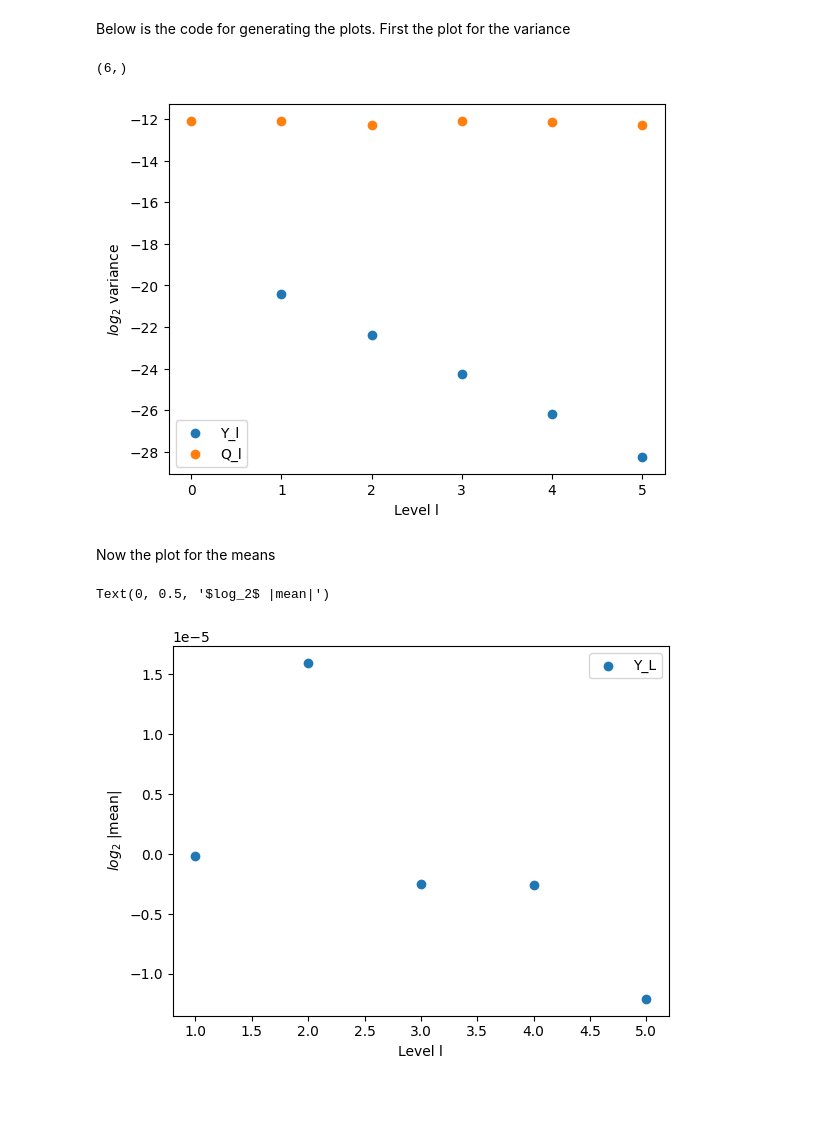
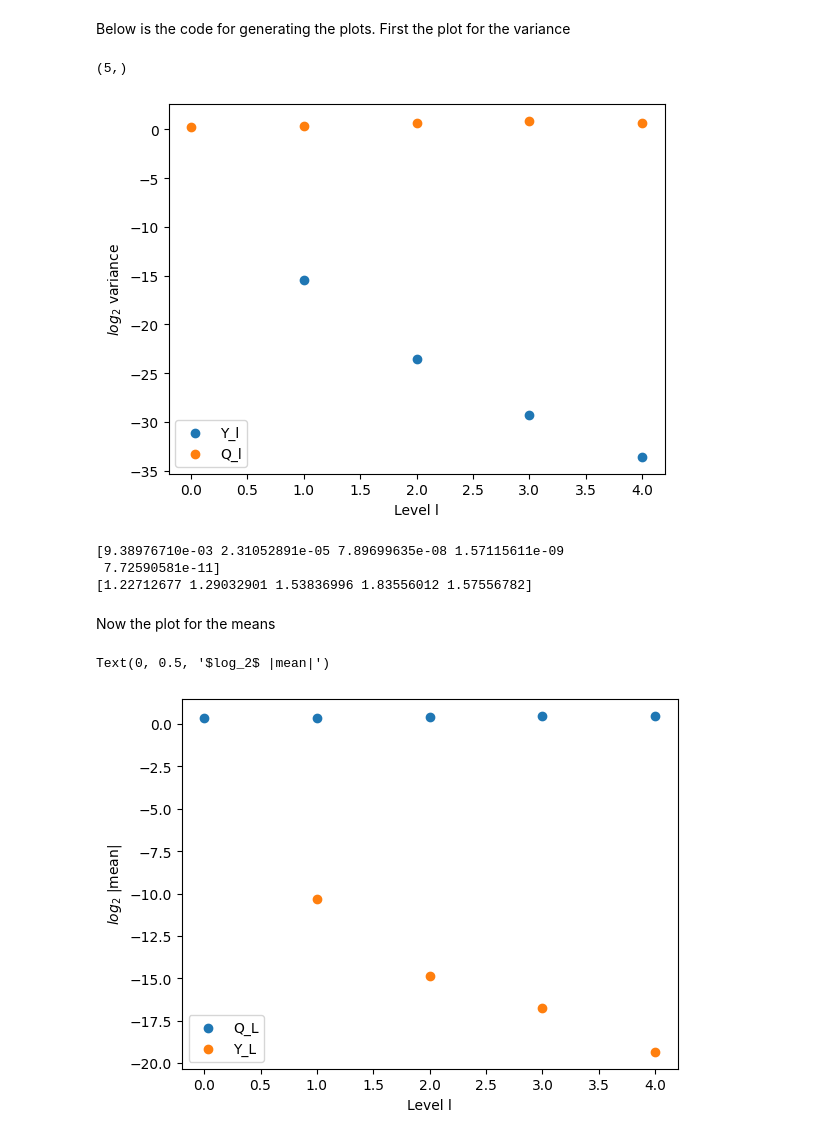
Before and after one commit to casperalgera/Project-MC-Methods--MLMC, a Jupyter notebook: plots.ipynb, the cells around one changed output. Drawn from its saved outputs; the diff is of its cells as text; code cells hidden in the pictures; blank space fills up the shorter version.

```diff
--- a/plots.ipynb
+++ b/plots.ipynb
@@ -2,9 +2,10 @@
 import matplotlib.pyplot as plt
 import MLMC
 import numpy as np
+
+Nmin=30
+M0=32
+s=2
 # %%
-Nmin=30
-M0=16
-s=2
-(result, Y_L, N_vals)=MLMC.MLMC(30, 16, 2)
+(result, Y_L, N_vals)=MLMC.MLMC(Nmin, M0, s)
 # %% [output]
@@ -22,18 +14,22 @@ err is 3.814697265625e-06
 Below is the code for generating the plots.
 First the plot for the variance
 # %%
+N_vals=16*np.exp2(np.arange(5)).astype(int)#TODO: Remove
 sample_num=200
 #Compute Q_L variance
 Q_L=np.empty((N_vals.size, sample_num))
 Q_vars=np.empty(N_vals.shape)
+
 print(N_vals.shape)
 for l in range(N_vals.size):
     M=M0*(s**l)
     Q_L[l]=MLMC.draw_Q_L_samples(M, sample_num)
     Q_vars[l]=Q_L[l].var()
 #Compute variances of Y_L
+Y_L=[np.empty(sample_num)]*len(N_vals)#TODO: Remove
 Y_vars=np.empty(len(Y_L))
 for l in range(len(Y_L)):
+    Y_L[l]=MLMC.draw_Y_L_samples(16, 2, sample_num, l)
     Y_vars[l]=np.var(Y_L[l])
 #Compute grid sizes
 L_vals=np.arange(N_vals.size)
@@ -44,24 +40,26 @@ plt.xlabel("Level l")
 plt.ylabel(r"$log _2$ variance")
 plt.show()
 # %% [output]
-(6,)
+(5,)
-[figure, old version]
+[figure, new version]
+[9.38976710e-03 2.31052891e-05 7.89699635e-08 1.57115611e-09
+ 7.72590581e-11]
+[1.22712677 1.29032901 1.53836996 1.83556012 1.57556782]
 # %% [markdown]
 Now the plot for the means
 # %%
 Q_means=np.empty(Q_vars.shape)
 for l in range(Q_L.shape[0]):
     Q_means[l]=Q_L[l].mean()
 Y_means=np.empty(len(Y_L)-1)
 for l in range(1, len(Y_L)):
     Y_means[l-1]=np.mean(Y_L[l])
-#plt.scatter(L_vals, np.log2(np.abs(Q_means)), label="Q_L")
-#plt.scatter(L_vals[1:], np.log2(np.abs(Y_means)), label="Y_L")
-plt.scatter(L_vals[1:], Y_means, label="Y_L")
+plt.scatter(L_vals, np.log2(np.abs(Q_means)), label="Q_L")
+plt.scatter(L_vals[1:], np.log2(np.abs(Y_means)), label="Y_L")
 plt.legend()
 plt.xlabel("Level l")
 plt.ylabel(r"$log_2$ |mean|")
 # %% [output]
 Text(0, 0.5, '$log_2$ |mean|')
-[figure, old version]
+[figure, new version]
 # %%
```
Also changed, not shown: parts of 2 cells of this notebook, 1 other file.
